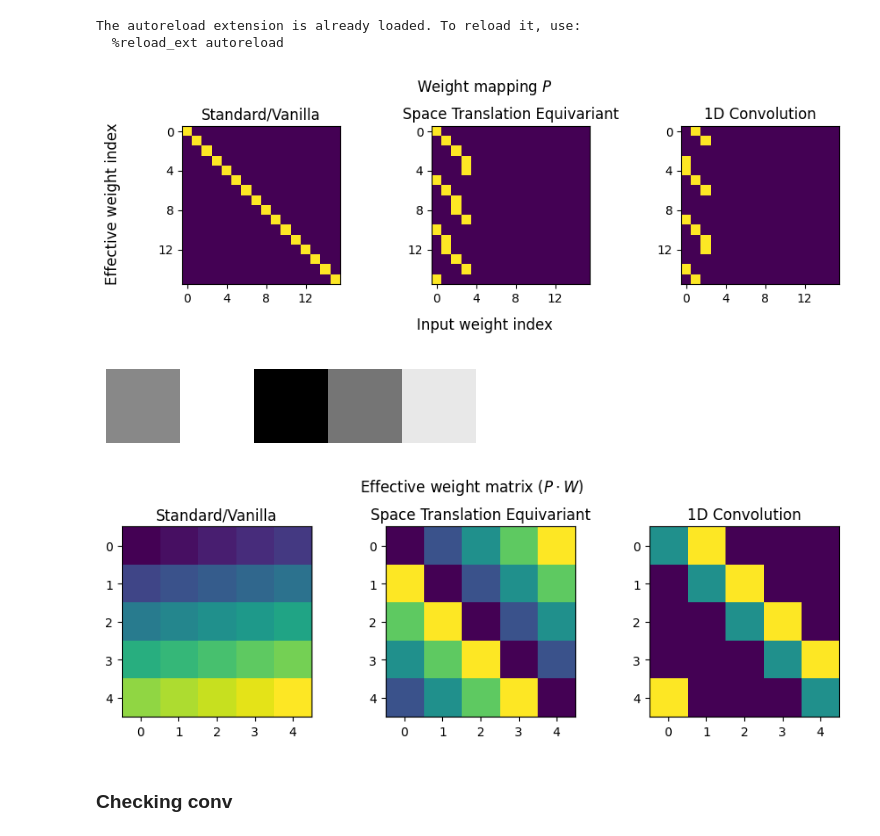
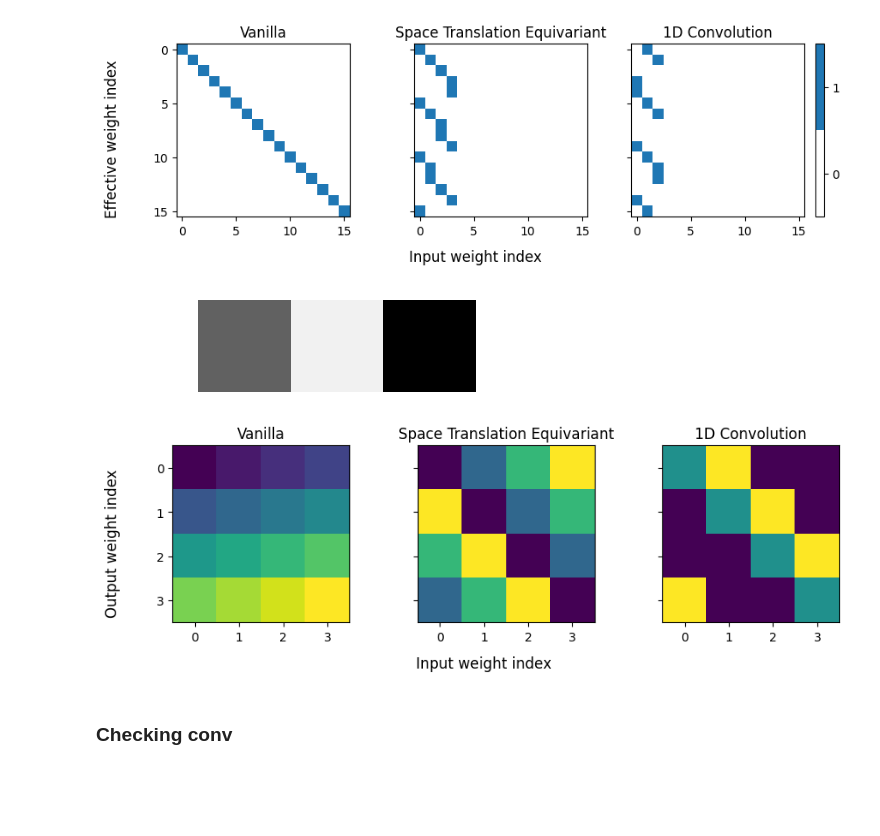
Before and after one commit to elidub/SymPDE, a Jupyter notebook: notebooks_symlie/vizualiations.ipynb, the cells around one changed output. Cells and saved outputs as stored; diff of their text form; code cells hidden in the pictures; blank space fills up the shorter version.

```diff
--- a/notebooks_symlie/vizualiations.ipynb
+++ b/notebooks_symlie/vizualiations.ipynb
@@ -9,51 +9,59 @@ import torch
 from torch import nn
 from itertools import product
 
+from matplotlib import colors
+
 sys.path.append(os.path.join(os.getcwd(), '../symlie'))
 sys.path.append(os.path.join(os.getcwd(), '../sympdee/sympde/viz'))
+sys.path.append(os.path.join(os.getcwd(), '..'))
 
-from model.networks.linear import CalculatedP, LinearP
-from general_plots import imshows, plot_vals, simple_imshow
+from symlie.model.networks.linear import CalculatedP, LinearP
+from sympdee.sympde.viz.general_plots import imshows, plot_vals, simple_imshow, savefig
-# %% [output]
-The autoreload extension is already loaded. To reload it, use:
-  %reload_ext autoreload
 # %%
 size_plot = 4
 transform_funcs = {k: v for k, v in CalculatedP(size = size_plot).transform_funcs.items()}
 
 Ps = ['none', 'space_translation', 'kernelconv']
 title = {
-    'none': 'Standard/Vanilla',
+    'none': 'Vanilla',
     'space_translation': 'Space Translation Equivariant',
     'kernelconv': '1D Convolution'
 }
 
-fig, axs = plt.subplots(1, len(Ps), figsize = (len(Ps)*3, 3), tight_layout = True)
+fig, axs = plt.subplots(1, len(Ps), figsize = (len(Ps)*3, 3), tight_layout = True, sharex=True,sharey=True)
+cmap = colors.ListedColormap(['white', 'tab:blue'], N = 2)
 
 for i, P in enumerate(Ps):
     ax = axs[i]
-    ax.imshow(transform_funcs[P])
+    im = ax.imshow(transform_funcs[P], cmap = cmap, interpolation="none", vmin = -0.5, vmax = 1.5)
     ax.set_title(title[P])
-    ticks = [i * size_plot for i in range(size_plot)]
+    ticks = np.linspace(0, size_plot**2-1, size_plot)
     ax.set_xticks(ticks)
     ax.set_yticks(ticks)
 
-fig.suptitle(r'Weight mapping $P$')
+# Creat legend
+cb = fig.colorbar(im, ax = ax, ticks = [0, 1])
+
+# fig.suptitle(r'Weight mapping $P$')
+fig.suptitle('')
 fig.supxlabel('Input weight index')
 fig.supylabel('Effective weight index')
+fig.tight_layout()
 plt.show()
+
+savefig(fig, 'weight_mapping')
 # %% [output]
-[figure, old version]
+[figure, new version]
 # %%
-x = torch.randn((1,5))
+x = torch.randn((1,4))
 size = x.shape[-1]
 imshows([x], axis_off = True, imshow_kwargs={'cmap': 'gray'}, rows = False)
 # %% [output]
-[figure, old version]
+[figure, new version]
 # %%
 P_inits = ['none', 'space_translation', 'kernelconv']
 
-fig, axs = plt.subplots(1, len(P_inits), figsize = (len(P_inits)*3, 3), tight_layout = True)
+fig, axs = plt.subplots(1, len(P_inits), figsize = (len(P_inits)*3, 3), tight_layout = True, sharex=True, sharey=True)
 
 for i, P_init in enumerate(P_inits):
     # Initialize linear layer with a specific weight mapping
@@ -67,13 +75,25 @@ for i, P_init in enumerate(P_inits):
     weight = (linear.P @ linear.weight.flatten()).reshape(linear.weight.shape)
     weight = weight.detach().numpy()
 
-    axs[i].imshow(weight)
-    axs[i].set_title(title[P_init])
+    ax = axs[i]
 
-fig.suptitle(r'Effective weight matrix $(P \cdot W)$')
+    ax.imshow(weight, cmap = 'viridis')
+    ax.set_title(title[P_init])
+
+    ticks = np.arange(size)
+    ax.set_xticks(ticks)
+    ax.set_yticks(ticks)
+
+# fig.suptitle(r'Effective weight matrix $(P \cdot W)$')
+fig.suptitle('')
+fig.supxlabel('Input weight index')
+fig.supylabel('Output weight index')
+fig.tight_layout()
 plt.show()
+
+savefig(fig, 'effective_weight_matrix')
 # %% [output]
-[figure, old version]
+[figure, new version]
 # %% [markdown]
 ### Checking conv
 # %%
```
Also changed, not shown: 21 other files.
